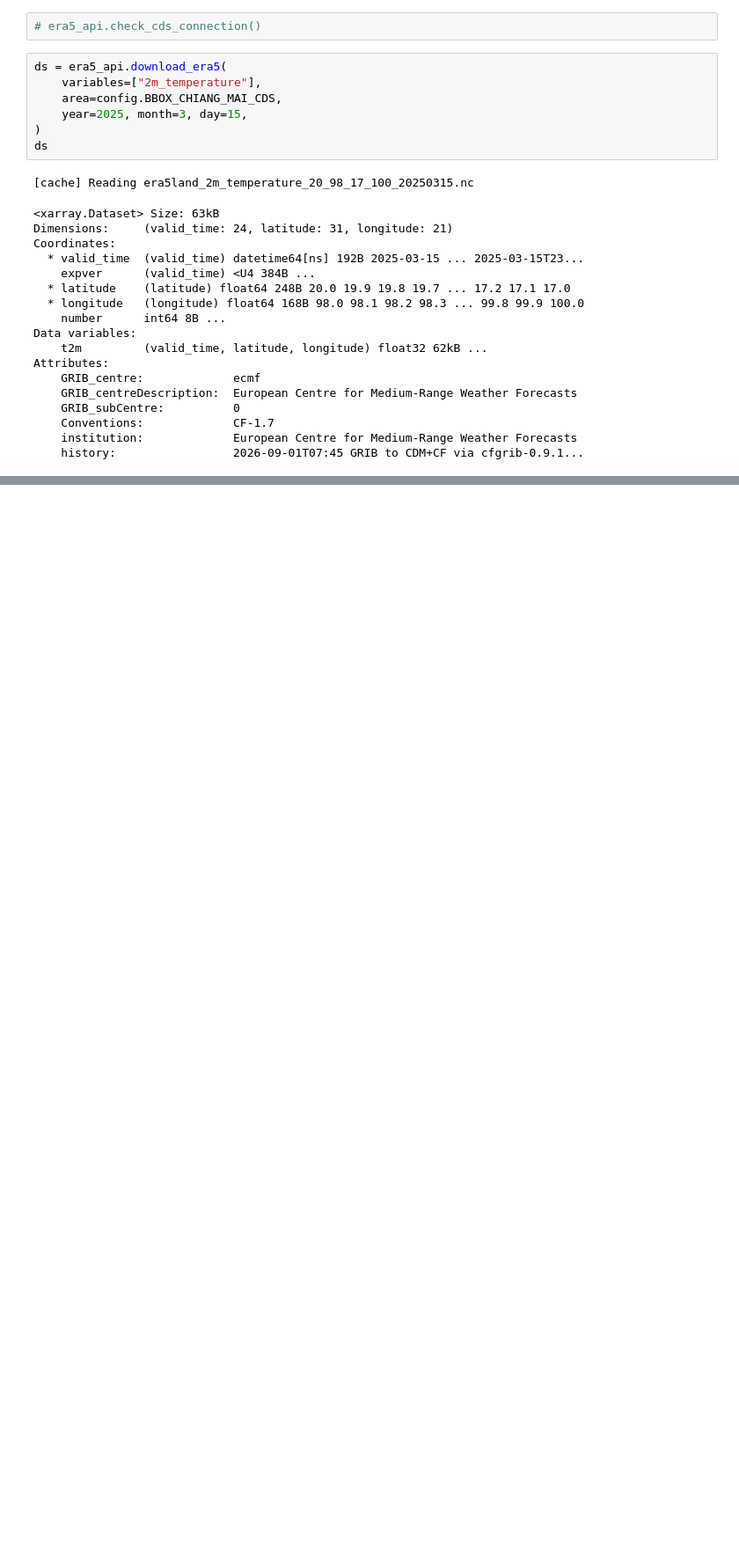
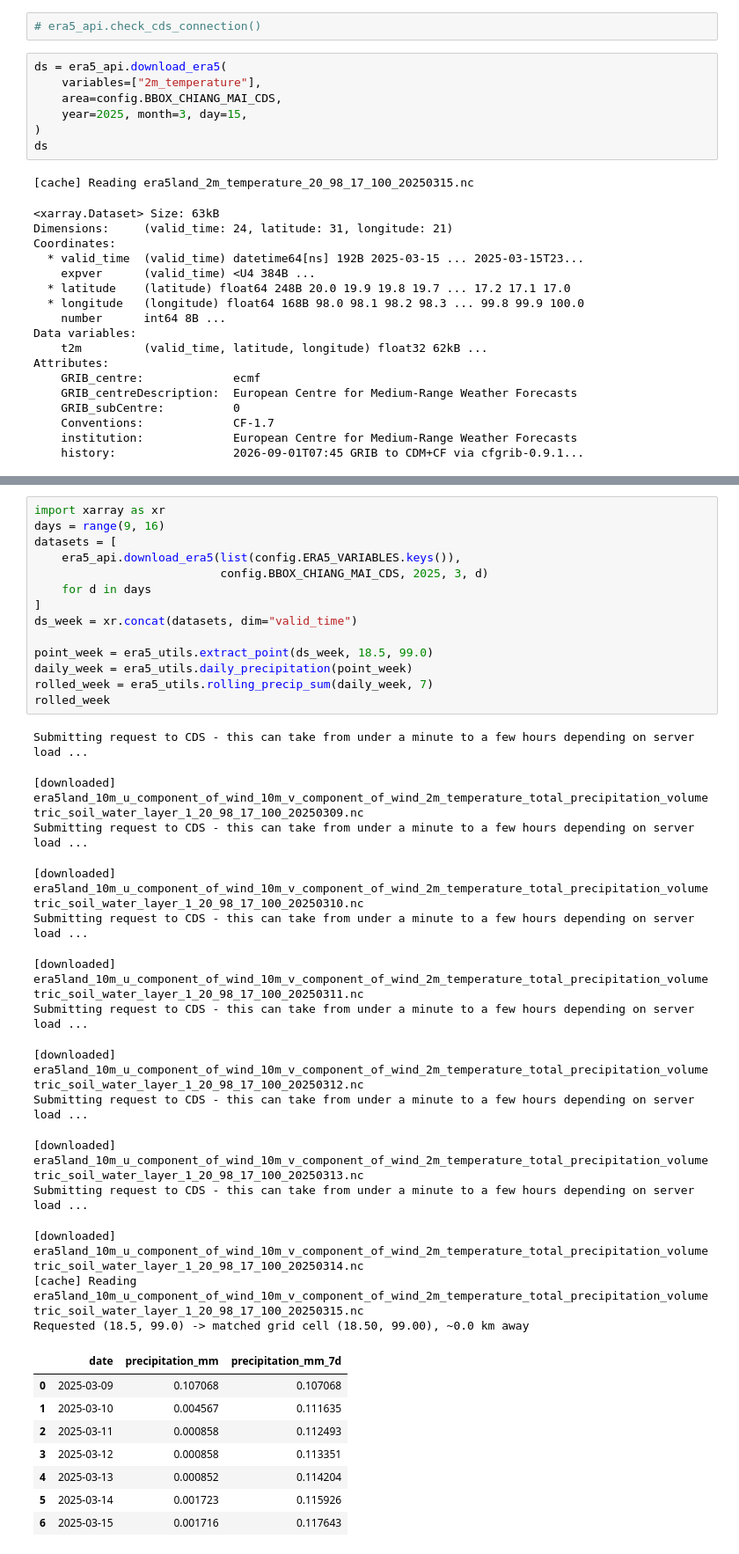
Before and after one commit to huy-nguyen23/wildfire-risk-analysis, a Jupyter notebook: notebooks/02_era5_data_exploration.ipynb, the cells around one changed output, grey strips where cells are left out. Shown at 88% size. Saved outputs shown, nothing was run; the diff lists cells and outputs as text; blank space fills up the shorter version.

```diff
--- a/notebooks/02_era5_data_exploration.ipynb
+++ b/notebooks/02_era5_data_exploration.ipynb
@@ -105,0 +100,37 @@ rolled
+# %%
+import xarray as xr
+days = range(9, 16)
+datasets = [
+    era5_api.download_era5(list(config.ERA5_VARIABLES.keys()),
+                           config.BBOX_CHIANG_MAI_CDS, 2025, 3, d)
+    for d in days
+]
+ds_week = xr.concat(datasets, dim="valid_time")
+
+point_week = era5_utils.extract_point(ds_week, 18.5, 99.0)
+daily_week = era5_utils.daily_precipitation(point_week)
+rolled_week = era5_utils.rolling_precip_sum(daily_week, 7)
+rolled_week
+# %% [output]
+Submitting request to CDS - this can take from under a minute to a few hours depending on server load ...
+[downloaded] era5land_10m_u_component_of_wind_10m_v_component_of_wind_2m_temperature_total_precipitation_volumetric_soil_water_layer_1_20_98_17_100_20250309.nc
+Submitting request to CDS - this can take from under a minute to a few hours depending on server load ...
+[downloaded] era5land_10m_u_component_of_wind_10m_v_component_of_wind_2m_temperature_total_precipitation_volumetric_soil_water_layer_1_20_98_17_100_20250310.nc
+Submitting request to CDS - this can take from under a minute to a few hours depending on server load ...
+[downloaded] era5land_10m_u_component_of_wind_10m_v_component_of_wind_2m_temperature_total_precipitation_volumetric_soil_water_layer_1_20_98_17_100_20250311.nc
+Submitting request to CDS - this can take from under a minute to a few hours depending on server load ...
+[downloaded] era5land_10m_u_component_of_wind_10m_v_component_of_wind_2m_temperature_total_precipitation_volumetric_soil_water_layer_1_20_98_17_100_20250312.nc
+Submitting request to CDS - this can take from under a minute to a few hours depending on server load ...
+[downloaded] era5land_10m_u_component_of_wind_10m_v_component_of_wind_2m_temperature_total_precipitation_volumetric_soil_water_layer_1_20_98_17_100_20250313.nc
+Submitting request to CDS - this can take from under a minute to a few hours depending on server load ...
+[downloaded] era5land_10m_u_component_of_wind_10m_v_component_of_wind_2m_temperature_total_precipitation_volumetric_soil_water_layer_1_20_98_17_100_20250314.nc
+[cache] Reading era5land_10m_u_component_of_wind_10m_v_component_of_wind_2m_temperature_total_precipitation_volumetric_soil_water_layer_1_20_98_17_100_20250315.nc
+Requested (18.5, 99.0) -> matched grid cell (18.50, 99.00), ~0.0 km away
+|  | date | precipitation_mm | precipitation_mm_7d |
+| 0 | 2025-03-09 | 0.107068 | 0.107068 |
+| 1 | 2025-03-10 | 0.004567 | 0.111635 |
+| 2 | 2025-03-11 | 0.000858 | 0.112493 |
+| 3 | 2025-03-12 | 0.000858 | 0.113351 |
+| 4 | 2025-03-13 | 0.000852 | 0.114204 |
+| 5 | 2025-03-14 | 0.001723 | 0.115926 |
+| 6 | 2025-03-15 | 0.001716 | 0.117643 |
```
Also changed, not shown: parts of 6 cells of this notebook, 2 other files.
